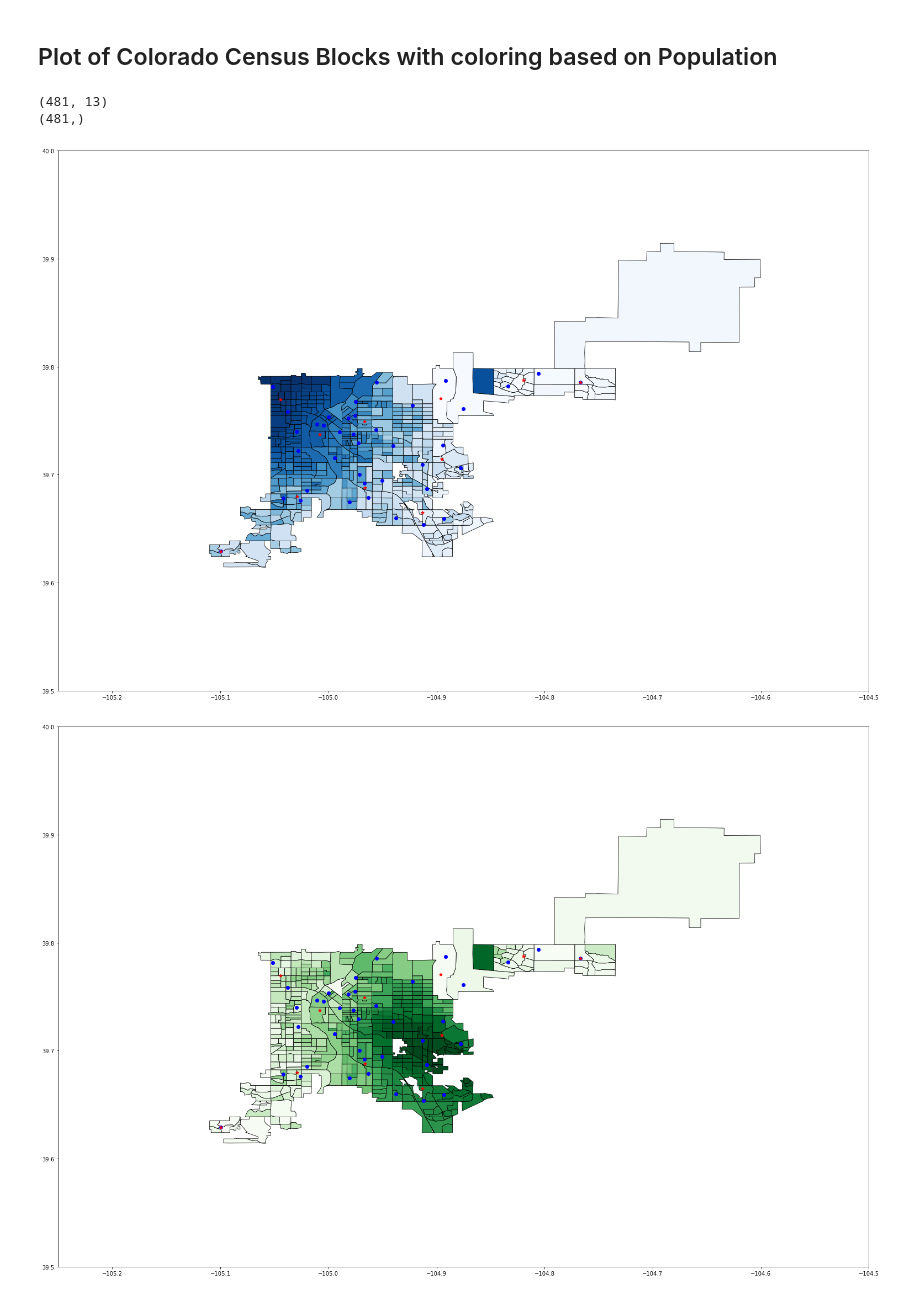
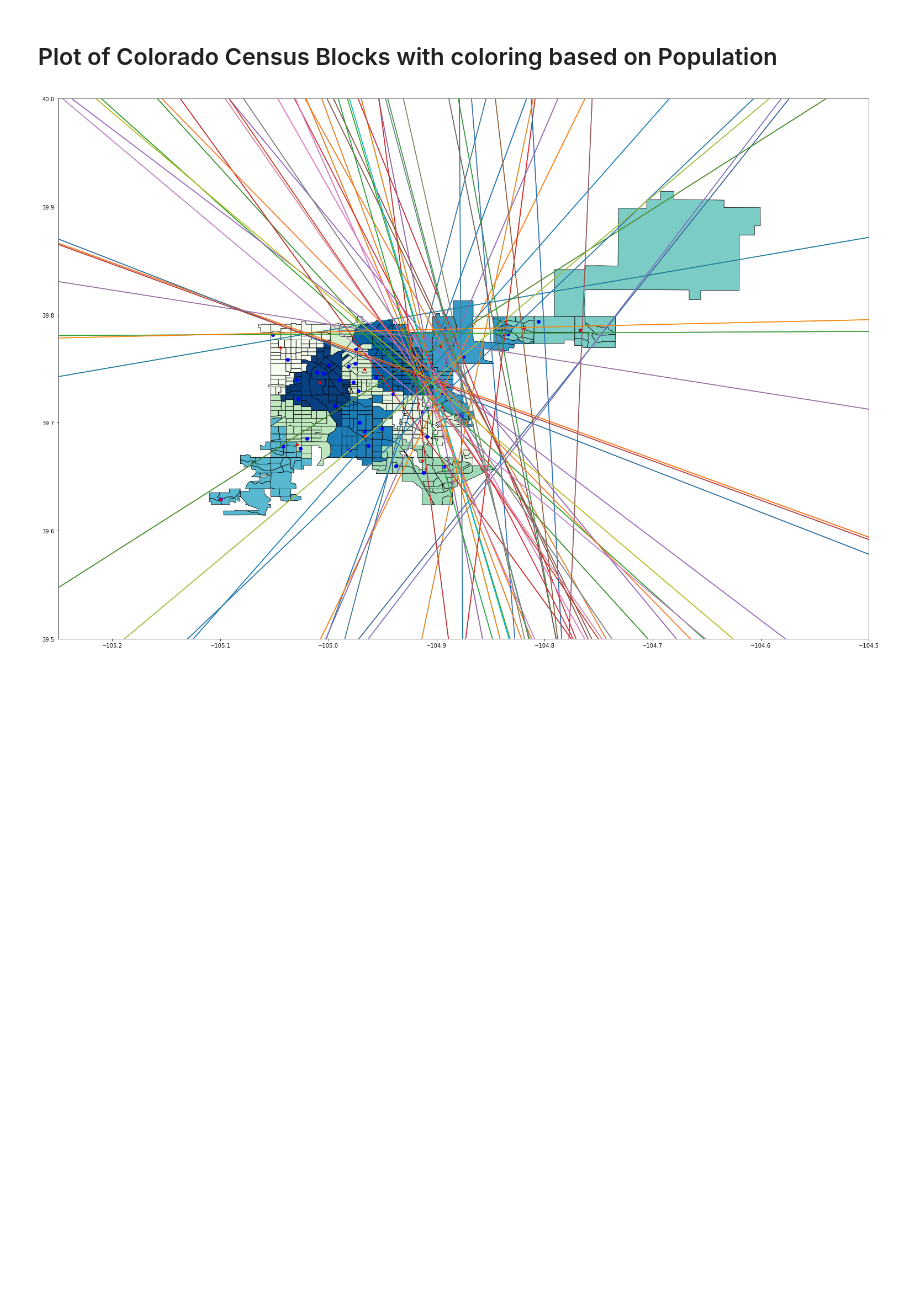
Before and after one commit to DillWithIt77/D2P_Voting, a Jupyter notebook: CO Census Data.ipynb, the cells around one changed output. Drawn from its saved outputs; the diff is of its cells as text; code cells hidden in the pictures; blank space fills up the shorter version.

```diff
--- a/CO Census Data.ipynb
+++ b/CO Census Data.ipynb
@@ -830,7 +830,7 @@ def get_hyperplanes(clusters, sites, blocks):
 	coeffs = np.zeros((l*l)+1)
 	coeffs[0] = -1
 # 	print('coeffs:',coeffs)
-	res = optimize.linprog(c = coeffs, A_ub = constraint_matrix, b_ub = -1*sigmas, A_eq = gamma_constraint, b_eq = gamma_b)
+	res = optimize.linprog(c = coeffs, A_ub = constraint_matrix, b_ub = -1*sigmas, A_eq = gamma_constraint, b_eq = gamma_b, bounds = (None, None))
 	print(res)
 	site_directions_flat = site_directions.reshape(l*l,2)
 	k = len(site_directions_flat)
@@ -899,45 +899,44 @@ plt.show()
 ## Plot of Colorado Census Blocks with coloring based on Population
 # %%
 cluster_fracs = np.concatenate((colorado_clean,output.transpose()),axis=1)
-print(cluster_fracs.shape)
-cluster = np.zeros(len(colorado_clean[:]))
+# print(cluster_fracs.shape)
+cluster = np.zeros(481)
 # print(cluster.shape)
 for i in range(len(cluster)):
-    for j in range(2,13):
-        if cluster_fracs[i,j]==np.argmax(cluster_fracs[i,:],axis = 1)
+    cluster[i] = np.argmax(cluster_fracs[i,2:13])
+# print(np.argmax(cluster_fracs[1,2:13]))
+# print(cluster)
+cluster = cluster.reshape(481,1)
+colorado_comp = np.concatenate((cluster_fracs,cluster),axis=1)
-# %% [output]
-(481, 13)
-(481,)
 # %%
 # set a variable that will call whatever column we want to visualise on the map
 variable = 'pop'
 
 # set the range for the choropleth
 vmin, vmax = colorado['pop'].min(), colorado['pop'].max()
 
 # create figure and axes for Matplotlib
 # fig, ax1 = plt.subplots(figsize=(30, 18))
 colors = ['Greys', 'Purples', 'Blues', 'Greens', 'Oranges', 'Reds',
             'YlOrBr', 'YlOrRd', 'OrRd', 'PuRd', 'RdPu', 'BuPu',
             'GnBu', 'PuBu', 'YlGnBu', 'PuBuGn', 'BuGn', 'YlGn']
 
-for i in range(2,13):
-    ax = colorado.plot(cluster_fracs[:,i], cmap=colors[i%11], linewidth=0.8, edgecolor='black', figsize=(30, 18))
+for i in range(13,14):
+    ax = colorado.plot(colorado_comp[:,i], cmap='GnBu', linewidth=0.8, edgecolor='black', figsize=(30, 18))
     x, y = pol_locs['Long'].values, pol_locs['Lat'].values
     w, v = kmeans.cluster_centers_[:,1], kmeans.cluster_centers_[:,0]
     ax.scatter(x,y, marker="o", color='b')
     ax.scatter(w,v, marker="*", color='r')
     for j in range(len(hyperplanes)):
         if (hyperplanes[j,1] != float(0)):
             x_1 = [lat_min, lat_max]
             y_1 = [(hyperplanes[j,2] - hyperplanes[j,0]*lat_min)/hyperplanes[j,1],(hyperplanes[j,2] - hyperplanes[j,0]*lat_max)/hyperplanes[j,1]]
 #             x_2 = [(hyperplanes[j,2] - hyperplanes[j,1]*long_min)/hyperplanes[j,0], (hyperplanes[j,2] - hyperplanes[j,1]*long_min)/hyperplanes[j,0]]
 #             y_2 = [long_min, long_max]
             plt.plot(x_1,y_1)
             plt.xlim(lat_min, lat_max)
             plt.ylim(long_min, long_max)
 
     plt.show()
 # %% [output]
-[figure, old version]
+[figure, new version]
-[figure, removed]
```
Also changed, not shown: parts of 3 cells of this notebook.
